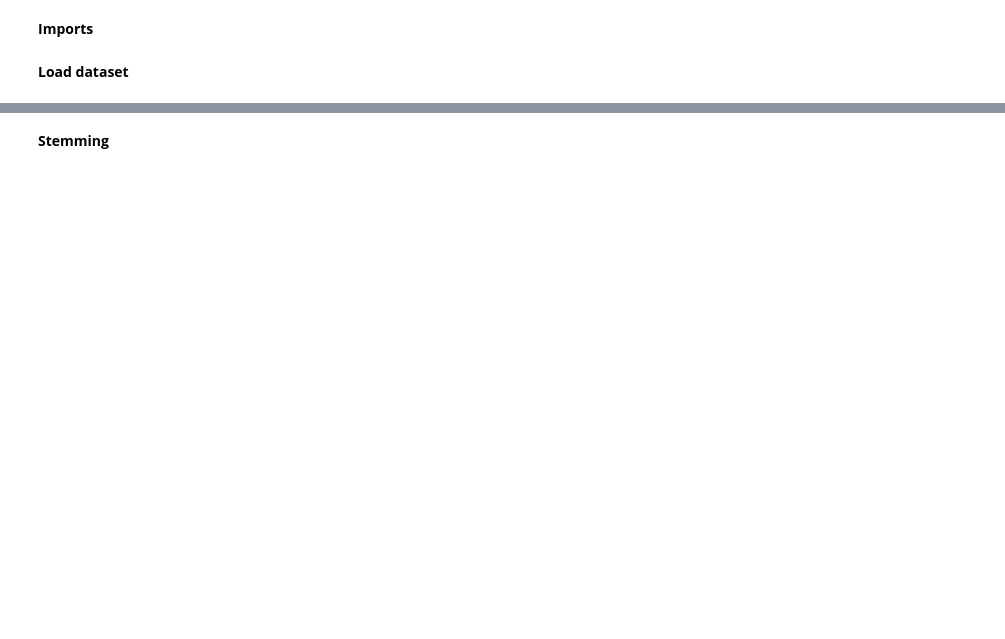
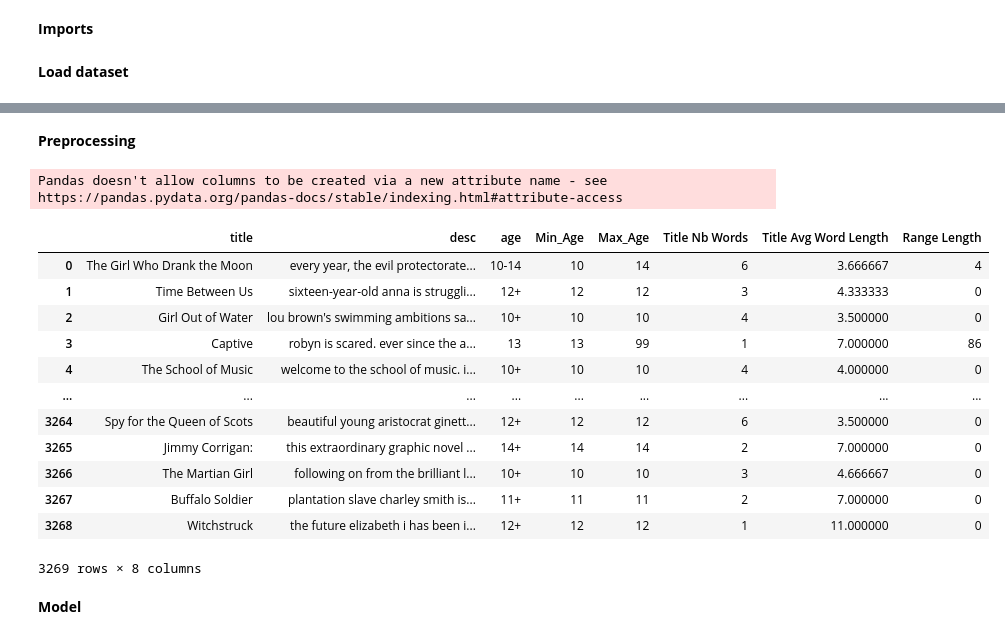
Before and after one commit to timhalter/PA-Addee, a Jupyter notebook: PA_Addee.ipynb, the cells around one changed output, grey strips where cells are left out. Drawn from its saved outputs; the diff is of its cells as text; code cells hidden in the pictures; blank space fills up the shorter version.

Commit message:
Erstes Model hinzugefügt

```diff
--- a/PA_Addee.ipynb
+++ b/PA_Addee.ipynb
@@ -22,2 +54,43 @@ cs_df.head()
 # %% [markdown]
-**Stemming**
+**Preprocessing**
+# %%
+def get_min_age(sir):
+    if sir.find('-') != -1:
+        return int(sir.split('-')[0])
+    else:
+        return int(sir.replace('+',' ').split(' ')[0])
+
+def get_max_age(sir):
+    if sir.find('-') != -1:
+        return int(sir.split('-')[1])
+    elif sir.find('+') != -1:
+        sp = sir.replace(' ', '')
+        sp = sir.replace('+', '')
+        return int(sp)
+    else:
+        return 99
+# %%
+#Preprocessing And Feature Engineering
+df.names = df.title.str.lower()
+df.desc = df.desc.str.lower()
+df['Min_Age'] = df.age.apply(get_min_age)
+df['Max_Age'] = df.age.apply(get_max_age)
+df['Title Nb Words'] = df.names.apply(lambda x: len(re.sub(' +', ' ', x).strip().split(' ')))
+df['Title Avg Word Length'] = df.names.apply(lambda x: np.mean(np.array([len(word) for word in (re.sub(' +', ' ', x).strip().split(' '))])))
+df['Range Length'] = df.Max_Age - df.Min_Age
+df
+# %% [output]
+Pandas doesn't allow columns to be created via a new attribute name - see https://pandas.pydata.org/pandas-docs/stable/indexing.html#attribute-access
+|  | title | desc | age | Min_Age | Max_Age | Title Nb Words | Title Avg Word Length | Range Length |
+| 0 | The Girl Who Drank the Moon | every year, the evil protectorate... | 10-14 | 10 | 14 | 6 | 3.666667 | 4 |
+| 1 | Time Between Us | sixteen-year-old anna is struggli... | 12+ | 12 | 12 | 3 | 4.333333 | 0 |
+| 2 | Girl Out of Water | lou brown's swimming ambitions sa... | 10+ | 10 | 10 | 4 | 3.500000 | 0 |
+| 3 | Captive | robyn is scared. ever since the a... | 13 | 13 | 99 | 1 | 7.000000 | 86 |
+| 4 | The School of Music | welcome to the school of music. i... | 10+ | 10 | 10 | 4 | 4.000000 | 0 |
+| ... | ... | ... | ... | ... | ... | ... | ... | ... |
+| 3264 | Spy for the Queen of Scots | beautiful young aristocrat ginett... | 12+ | 12 | 12 | 6 | 3.500000 | 0 |
+| 3265 | Jimmy Corrigan: | this extraordinary graphic novel ... | 14+ | 14 | 14 | 2 | 7.000000 | 0 |
+| 3266 | The Martian Girl | following on from the brilliant l... | 10+ | 10 | 10 | 3 | 4.666667 | 0 |
+| 3267 | Buffalo Soldier | plantation slave charley smith is... | 11+ | 11 | 11 | 2 | 7.000000 | 0 |
+| 3268 | Witchstruck | the future elizabeth i has been i... | 12+ | 12 | 12 | 1 | 11.000000 | 0 |
+3269 rows × 8 columns
@@ -23,0 +111,2 @@ cs_df.head()
+# %% [markdown]
+**Model**
```
Also changed, not shown: parts of 10 cells of this notebook.
